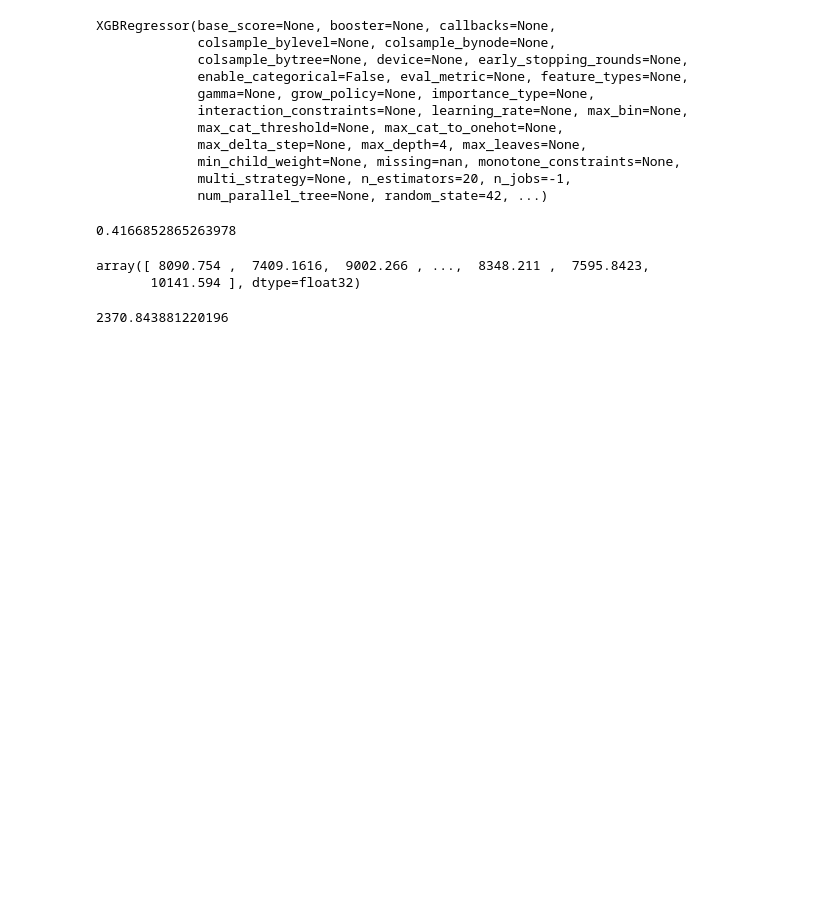
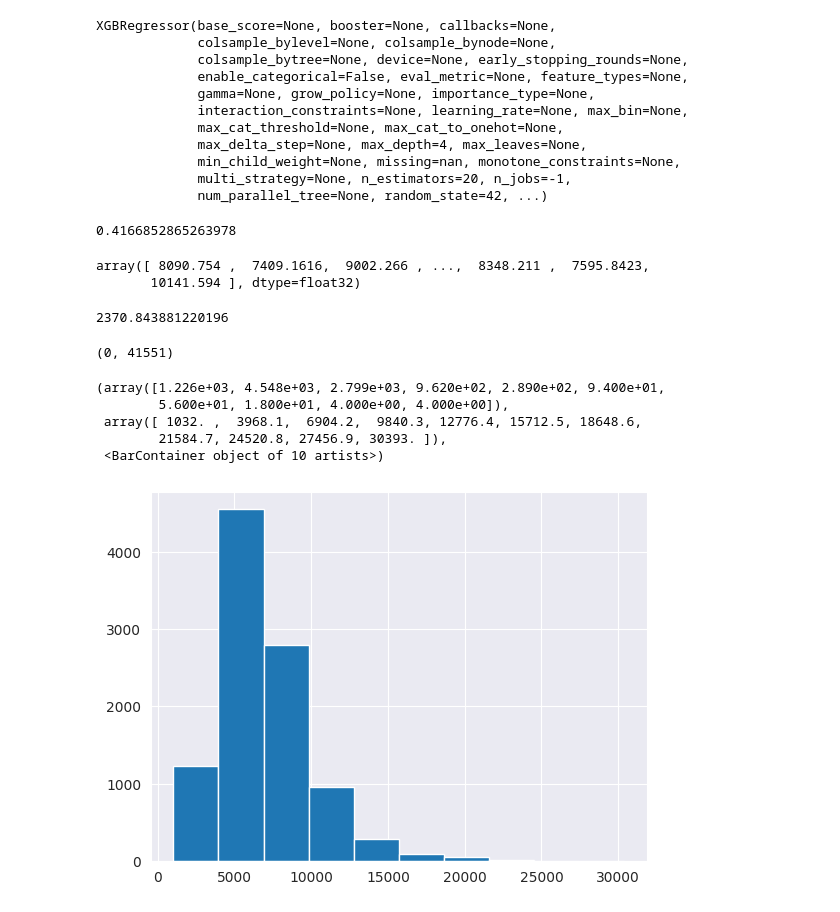
Before and after one commit to Muhammad-Nisar-7/ML-and-DL-Projects, a Jupyter notebook: XGBoost.ipynb, the cells around one changed output. Saved outputs shown, nothing was run; the diff lists cells and outputs as text; code cells hidden in the pictures; blank space fills up the shorter version.

```diff
--- a/XGBoost.ipynb
+++ b/XGBoost.ipynb
@@ -337,3 +341,17 @@ from sklearn.metrics import mean_squared_error
 mean_squared_error(preds, targets, squared = False)
 # %% [output]
 2370.843881220196
+# %%
+merged_df.Sales.min(), merged_df.Sales.max()
+# %% [output]
+(0, 41551)
+# %%
+import matplotlib.pyplot as plt
+plt.hist(merged_df.Sales.sample(10000))
+# %% [output]
+(array([1.226e+03, 4.548e+03, 2.799e+03, 9.620e+02, 2.890e+02, 9.400e+01,
+        5.600e+01, 1.800e+01, 4.000e+00, 4.000e+00]),
+ array([ 1032. ,  3968.1,  6904.2,  9840.3, 12776.4, 15712.5, 18648.6,
+        21584.7, 24520.8, 27456.9, 30393. ]),
+ <BarContainer object of 10 artists>)
+[figure, added]
```
Also changed, not shown: parts of 29 cells of this notebook.
